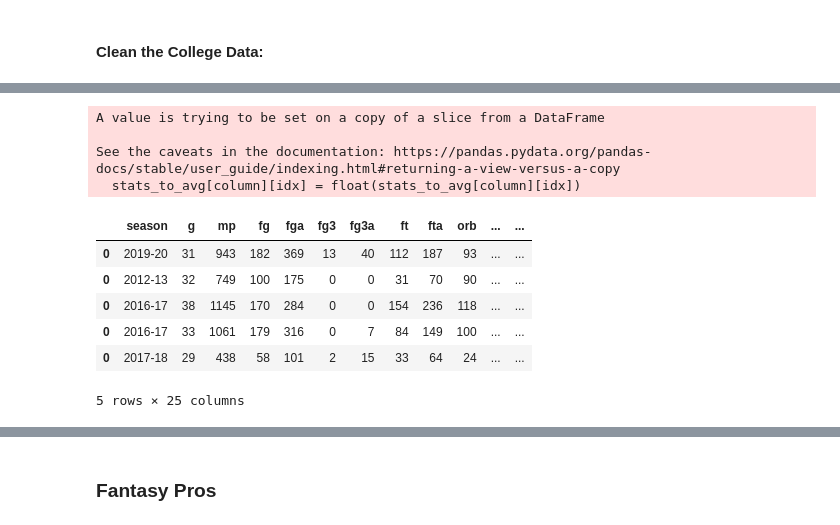
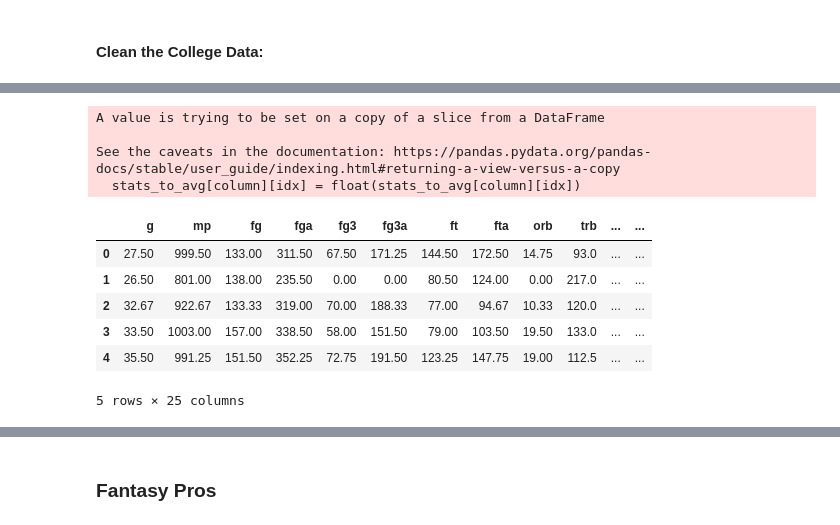
Before and after one commit to Jirawatz/NBA_Predictor, a Jupyter notebook: team_-13_data_analysis_plan.ipynb, the cells around one changed output, grey strips where cells are left out. Drawn from its saved outputs; the diff is of its cells as text; code cells hidden in the pictures.

```diff
--- a/team_-13_data_analysis_plan.ipynb
+++ b/team_-13_data_analysis_plan.ipynb
@@ -316,25 +393,15 @@ df_multiples
 # %%
-multiples = df_college_stats.duplicated(['player_name'],keep=False)
-
-df_multiples = get_multiple_years(df_college_stats)
-
 df_college_avg = avg_college_stats(df_multiples)
-
-df_college = df_college_stats[~multiples].drop(['college_id','age'],axis=1)
-
-df_final_college = df_college.append(df_college_avg)
+df_college_avg.head()
 # %% [output]
 A value is trying to be set on a copy of a slice from a DataFrame
 
 See the caveats in the documentation: https://pandas.pydata.org/pandas-docs/stable/user_guide/indexing.html#returning-a-view-versus-a-copy
   stats_to_avg[column][idx] = float(stats_to_avg[column][idx])
+|  | g | mp | fg | fga | fg3 | fg3a | ft | fta | orb | trb | ... | ... |
+| 0 | 27.50 | 999.50 | 133.00 | 311.50 | 67.50 | 171.25 | 144.50 | 172.50 | 14.75 | 93.0 | ... | ... |
+| 1 | 26.50 | 801.00 | 138.00 | 235.50 | 0.00 | 0.00 | 80.50 | 124.00 | 0.00 | 217.0 | ... | ... |
+| 2 | 32.67 | 922.67 | 133.33 | 319.00 | 70.00 | 188.33 | 77.00 | 94.67 | 10.33 | 120.0 | ... | ... |
+| 3 | 33.50 | 1003.00 | 157.00 | 338.50 | 58.00 | 151.50 | 79.00 | 103.50 | 19.50 | 133.0 | ... | ... |
+| 4 | 35.50 | 991.25 | 151.50 | 352.25 | 72.75 | 191.50 | 123.25 | 147.75 | 19.00 | 112.5 | ... | ... |
+5 rows × 25 columns
-# %%
-df_final_college.head()
-# %% [output]
-|  | season | g | mp | fg | fga | fg3 | fg3a | ft | fta | orb | ... | ... |
-| 0 | 2019-20 | 31 | 943 | 182 | 369 | 13 | 40 | 112 | 187 | 93 | ... | ... |
-| 0 | 2012-13 | 32 | 749 | 100 | 175 | 0 | 0 | 31 | 70 | 90 | ... | ... |
-| 0 | 2016-17 | 38 | 1145 | 170 | 284 | 0 | 0 | 154 | 236 | 118 | ... | ... |
-| 0 | 2016-17 | 33 | 1061 | 179 | 316 | 0 | 7 | 84 | 149 | 100 | ... | ... |
-| 0 | 2017-18 | 29 | 438 | 58 | 101 | 2 | 15 | 33 | 64 | 24 | ... | ... |
-5 rows × 25 columns
```
Also changed, not shown: parts of 24 cells of this notebook.
